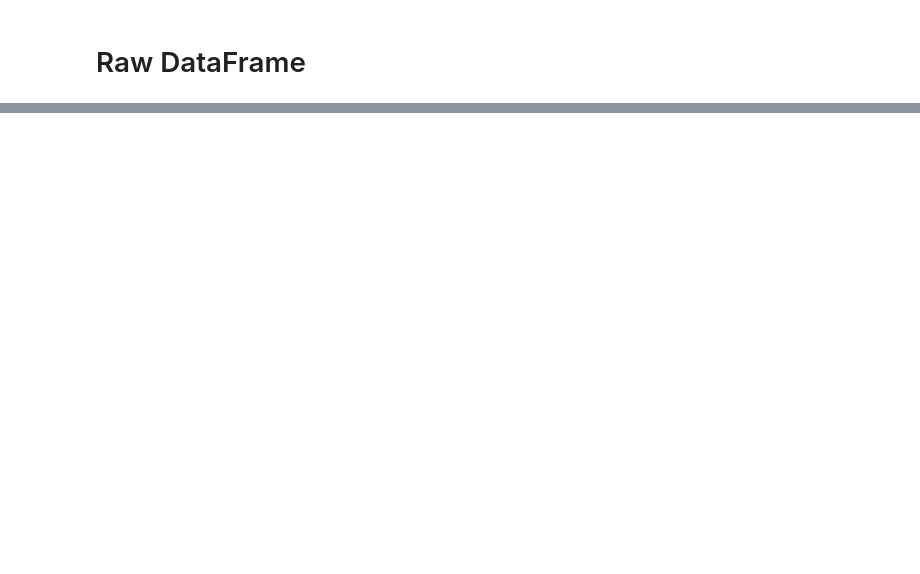
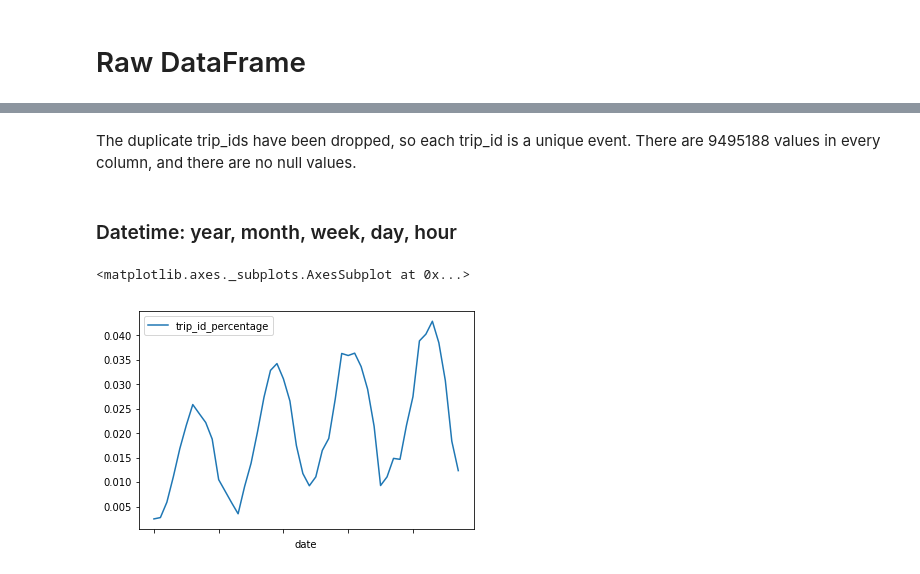
Before and after one commit to karahahn/Springboard_Capstone2, a Jupyter notebook: Capstone 2 Milestone 1.ipynb, the cells around one changed output, grey strips where cells are left out. Cells and saved outputs as stored; diff of their text form; code cells hidden in the pictures; blank space fills up the shorter version.

Commit message:
data cleaning

```diff
--- a/Capstone 2 Milestone 1.ipynb
+++ b/Capstone 2 Milestone 1.ipynb
@@ -54,0 +76,4 @@ memory usage: 1.6+ GB
+# %%
+# drop rows with duplicate data
+data = df.copy()
+data = data.drop_duplicates()
@@ -54,0 +104,8 @@ memory usage: 1.6+ GB
+# %% [markdown]
+The duplicate trip_ids have been dropped, so each trip_id is a unique event. There are 9495188 values in every column, and there are no null values.
+# %% [markdown]
+### Datetime: year, month, week, day, hour
+# %%
+# convert start and stop times to datetimes
+data['starttime'] = pd.to_datetime(data['starttime'])
+data['stoptime'] = pd.to_datetime(data['stoptime'])
@@ -54,0 +115,10 @@ memory usage: 1.6+ GB
+# %%
+# group the year and month data and average the temperature
+year_month = data.groupby(['year','month']).agg({'temperature': 'mean',
+                                                 'trip_id': 'size'}).reset_index()
+year_month['date']=year_month['year'].astype(str)+'_'+year_month['month'].astype(str)
+year_month['trip_id_percentage'] = year_month['trip_id'] / year_month['trip_id'].sum()
+year_month.plot(x='date',y='trip_id_percentage')
+# %% [output]
+<matplotlib.axes._subplots.AxesSubplot at 0x...>
+[figure, added]
```
Also changed, not shown: parts of 37 cells of this notebook.
